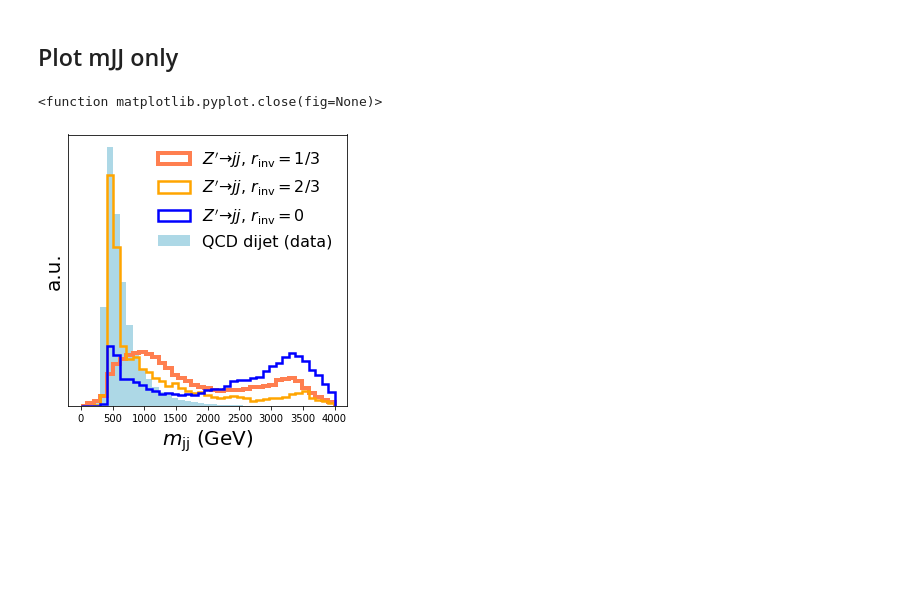
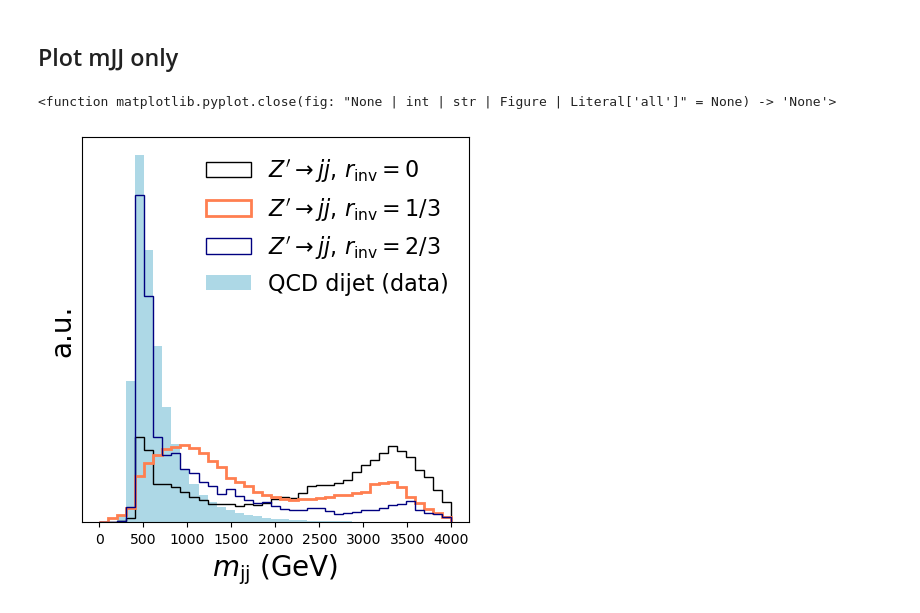
Before and after one commit to hep-lbdl/non-resonant-AD-extrapolation, a Jupyter notebook: graphics_notebooks/physics_sample_plots.ipynb, the cells around one changed output. Cells and saved outputs as stored; diff of their text form; code cells hidden in the pictures; blank space fills up the shorter version.

Commit message:
update plotting

```diff
--- a/graphics_notebooks/physics_sample_plots.ipynb
+++ b/graphics_notebooks/physics_sample_plots.ipynb
@@ -256,0 +316,15 @@ plot_all_variables(sig_list, bkg_list, mc_list, xlabels, **plot_kwargs)
+# %%
+sig_list = []
+sig_labels = []
+for sig_id in sig_id_to_plot:
+    sig_list.append(sig_events[sig_id][:, 2:].T)
+    sig_labels.append(sig_labels_TeV[sig_id])
+
+bkg_list = bkg_events[:, 2:].T
+mc_list = mc_events[:, 2:].T
+xlabels = xlabel_list[2:]
+bins = bins_list[2:]
+
+# Signal vs background
+plot_kwargs = {"bins_list":bins, "name":f"sig_vs_bkg_feat", "labels":labels, "title":"Signal vs background in SR", "outdir":save_dir}
+plot_all_variables_appx(sig_list, bkg_list, mc_list, xlabels, **plot_kwargs)
@@ -256,0 +357,15 @@ plot_all_variables(sig_list, bkg_list, mc_list, xlabels, **plot_kwargs)
+# %%
+sig_list = []
+sig_labels = []
+for sig_id in sig_id_to_plot:
+    sig_list.append(sig_events[sig_id][:, 2:].T)
+    sig_labels.append(sig_labels_TeV[sig_id])
+
+bkg_list = bkg_events[:, 2:].T
+morphed_mc_list = morphed_mc_events[:, 2:].T
+xlabels = xlabel_list[2:]
+bins = bins_list[2:]
+
+# Signal vs background
+plot_kwargs = {"bins_list":bins, "name":f"sig_vs_bkg_feat_morphmc", "labels":labels, "title":"Signal vs background in SR", "outdir":save_dir}
+plot_all_variables(sig_list, bkg_list, morphed_mc_list, xlabels, **plot_kwargs)
@@ -269,37 +386,38 @@ for sig_id in sig_id_to_plot:
     sig_labels.append(sig_labels_rinv[sig_id])
 
 bkg_list = bkg_events[:,2]
 xlabels = xlabel_list[2]
 bins = bins_list[2]
 # Signal vs background
 
 labels=sig_labels + ["QCD dijet (data)", "QCD dijet (sim)"]
 
 
 csig1 = 'coral'
-csig2 = 'orange'
-csig3 = 'blue'
+csig2 = 'navy'
+csig3 = 'black'
 cbkg = 'lightblue'
 cmc = 'green'
 
 fig, ax1 = plt.subplots(1, 1, figsize=(5,5))
 
 ax1.set_ylabel("a.u.", fontsize = 20)
 
-ax1.hist(sig_list[0], bins = bins, density = True, histtype='step', ls= "-", color=csig1, label=labels[0], lw=4)
-ax1.hist(sig_list[1], bins = bins, density = True, histtype='step', ls= "-", color=csig2, label=labels[1], lw=2.5)
-ax1.hist(sig_list[2], bins = bins, density = True, histtype='step', ls= "-", color=csig3, label=labels[2], lw=2.5)
+ax1.hist(sig_list[2], bins = bins, density = True, histtype='step', ls= "-", color=csig3, label=labels[2], lw=1)
+ax1.hist(sig_list[0], bins = bins, density = True, histtype='step', ls= "-", color=csig1, label=labels[0], lw=2)
+ax1.hist(sig_list[1], bins = bins, density = True, histtype='step', ls= "-", color=csig2, label=labels[1], lw=1)
 ax1.hist(bkg_list, bins = bins, density = True, histtype='stepfilled', ls= "-", color=cbkg, alpha=1, label=labels[3])
+
 ax1.set_xlabel(xlabels, fontsize = 20)
 ax1.set_yticks([])
 ax1.legend(fontsize = 16, frameon = False)
 plt.subplots_adjust(wspace=.0, hspace=0)
 plot_name = f"{save_dir}/mjj_scan.pdf"
 plt.savefig(plot_name.replace(" ", "_"))
 plt.show
 
 
 plt.close
 # %% [output]
-<function matplotlib.pyplot.close(fig=None)>
+<function matplotlib.pyplot.close(fig: "None | int | str | Figure | Literal['all']" = None) -> 'None'>
-[figure, old version]
+[figure, new version]
```
Also changed, not shown: parts of 12 cells of this notebook.
